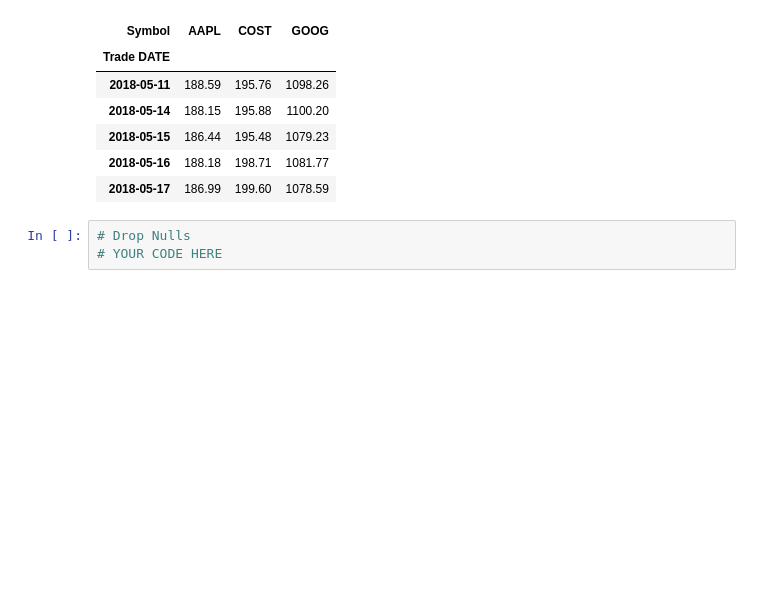
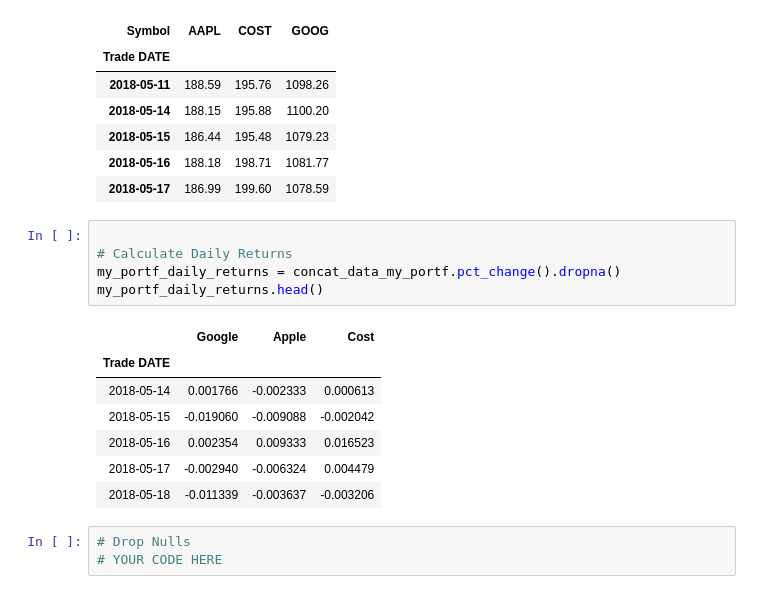
Before and after one commit to GonzaloGarciaContreras/Pandas-Homework-Whale-Analysis, a Jupyter notebook: ggc_whale_analysis.ipynb, the cells around one changed output. Cells and saved outputs as stored; diff of their text form; blank space fills up the shorter version.

```diff
--- a/ggc_whale_analysis.ipynb
+++ b/ggc_whale_analysis.ipynb
@@ -689,6 +768,19 @@ In this section, you will build your own portfolio of stocks, calculate the retu
 | 2018-05-15 | 186.44 | 195.48 | 1079.23 |
 | 2018-05-16 | 188.18 | 198.71 | 1081.77 |
 | 2018-05-17 | 186.99 | 199.60 | 1078.59 |
+# %%
+
+# Calculate Daily Returns
+my_portf_daily_returns = concat_data_my_portf.pct_change().dropna()
+my_portf_daily_returns.head()
+# %% [output]
+|  | Google | Apple | Cost |
+| Trade DATE |  |  |  |
+| 2018-05-14 | 0.001766 | -0.002333 | 0.000613 |
+| 2018-05-15 | -0.019060 | -0.009088 | -0.002042 |
+| 2018-05-16 | 0.002354 | 0.009333 | 0.016523 |
+| 2018-05-17 | -0.002940 | -0.006324 | 0.004479 |
+| 2018-05-18 | -0.011339 | -0.003637 | -0.003206 |
 # %%
 # Drop Nulls
 # YOUR CODE HERE
```
Also changed, not shown: parts of 15 cells of this notebook, 3 other files.
